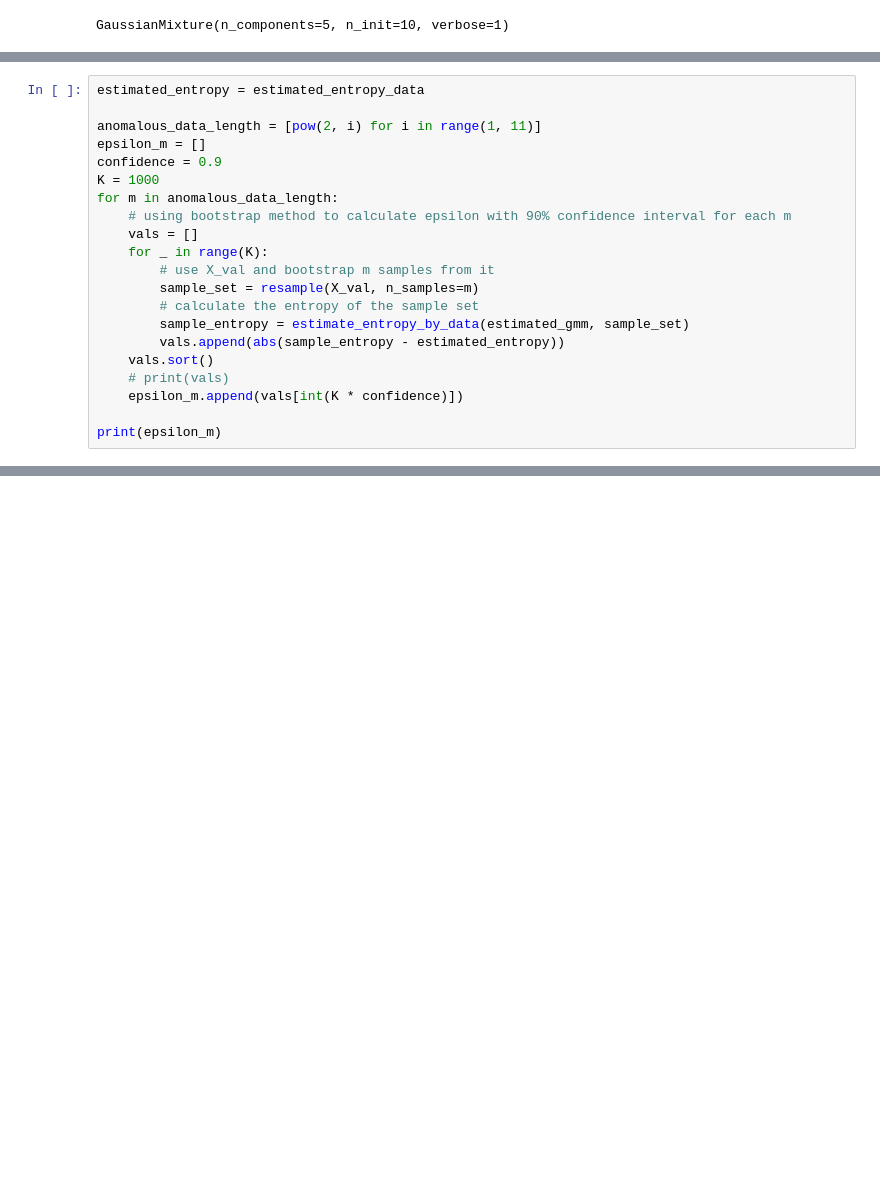
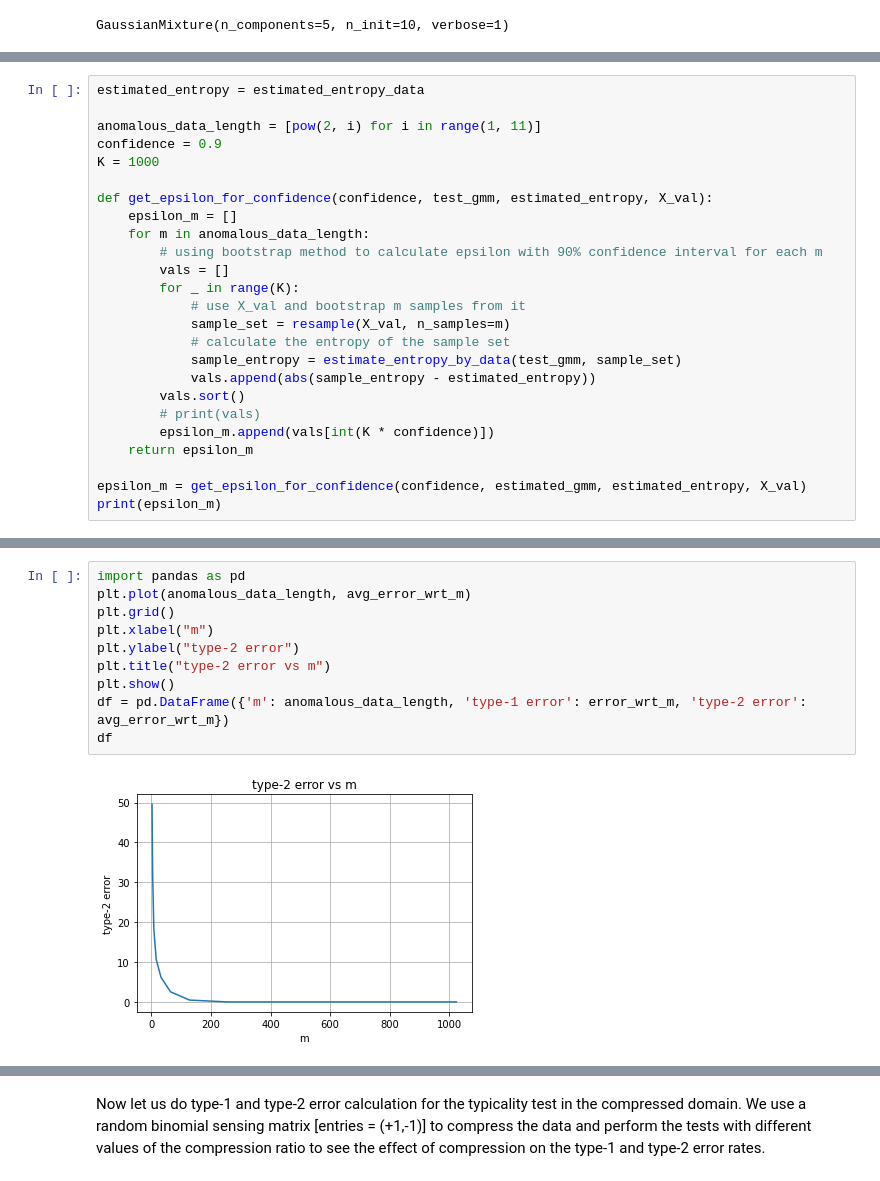
Before and after one commit to sumeetkrm/anomaly-detection, a Jupyter notebook: typicality_test.ipynb, the cells around one changed output, grey strips where cells are left out. Saved outputs shown, nothing was run; the diff lists cells and outputs as text; blank space fills up the shorter version.

Commit message:
Add tests in compressed domain

```diff
--- a/typicality_test.ipynb
+++ b/typicality_test.ipynb
@@ -123,21 +122,25 @@ estimated entropy data:  3.7377912135745683
 estimated_entropy = estimated_entropy_data
 
 anomalous_data_length = [pow(2, i) for i in range(1, 11)]
-epsilon_m = []
 confidence = 0.9
 K = 1000
-for m in anomalous_data_length:
-    # using bootstrap method to calculate epsilon with 90% confidence interval for each m
-    vals = []
-    for _ in range(K):
-        # use X_val and bootstrap m samples from it
-        sample_set = resample(X_val, n_samples=m)
-        # calculate the entropy of the sample set
-        sample_entropy = estimate_entropy_by_data(estimated_gmm, sample_set)
-        vals.append(abs(sample_entropy - estimated_entropy))
-    vals.sort()
-    # print(vals)
-    epsilon_m.append(vals[int(K * confidence)])
 
+def get_epsilon_for_confidence(confidence, test_gmm, estimated_entropy, X_val):
+    epsilon_m = []
+    for m in anomalous_data_length:
+        # using bootstrap method to calculate epsilon with 90% confidence interval for each m
+        vals = []
+        for _ in range(K):
+            # use X_val and bootstrap m samples from it
+            sample_set = resample(X_val, n_samples=m)
+            # calculate the entropy of the sample set
+            sample_entropy = estimate_entropy_by_data(test_gmm, sample_set)
+            vals.append(abs(sample_entropy - estimated_entropy))
+        vals.sort()
+        # print(vals)
+        epsilon_m.append(vals[int(K * confidence)])
+    return epsilon_m
+
+epsilon_m = get_epsilon_for_confidence(confidence, estimated_gmm, estimated_entropy, X_val)
 print(epsilon_m)
 # %% [output]
@@ -302,0 +281,12 @@ type-2 error for m=1024: 0.0 %
+# %%
+import pandas as pd
+plt.plot(anomalous_data_length, avg_error_wrt_m)
+plt.grid()
+plt.xlabel("m")
+plt.ylabel("type-2 error")
+plt.title("type-2 error vs m")
+plt.show()
+df = pd.DataFrame({'m': anomalous_data_length, 'type-1 error': error_wrt_m, 'type-2 error': avg_error_wrt_m})
+df
+# %% [output]
+[figure, added]
@@ -302,0 +304,2 @@ type-2 error for m=1024: 0.0 %
+# %% [markdown]
+Now let us do type-1 and type-2 error calculation for the typicality test in the compressed domain. We use a random binomial sensing matrix [entries = (+1,-1)] to compress the data and perform the tests with different values of the compression ratio to see the effect of compression on the type-1 and type-2 error rates.
```
Also changed, not shown: parts of 11 cells of this notebook.
